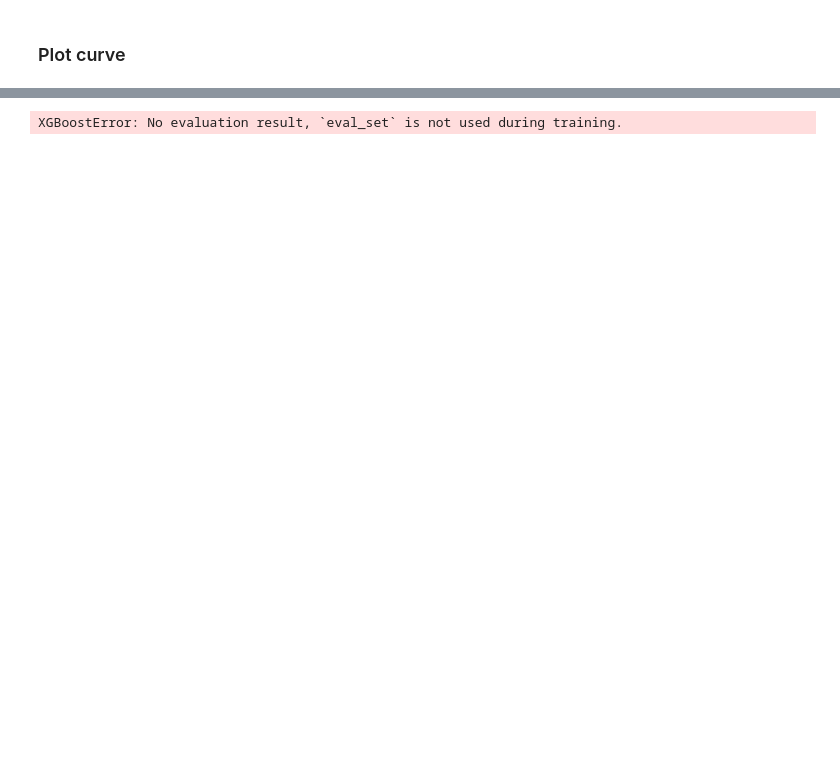
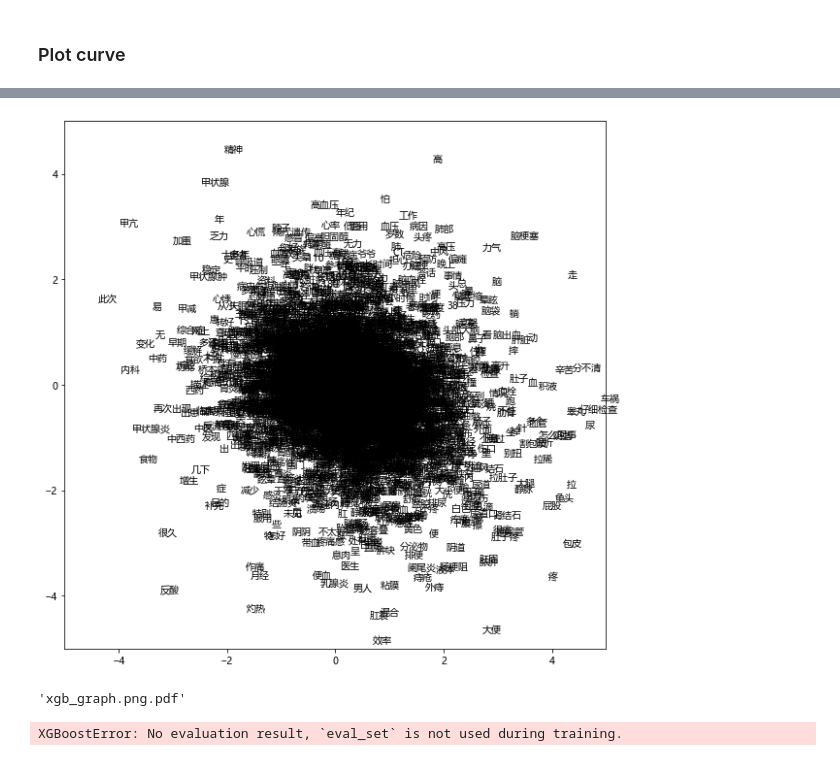
Before and after one commit to BennyWang4000/Medical-Text-Classification, a Jupyter notebook: models/main.ipynb, the cells around one changed output, grey strips where cells are left out. Drawn from its saved outputs; the diff is of its cells as text; code cells hidden in the pictures; blank space fills up the shorter version.

```diff
--- a/models/main.ipynb
+++ b/models/main.ipynb
@@ -229,0 +230,14 @@ AttributeError: 'XGBModel' object has no attribute 'callbacks'
+# %%
+def display_w2v(model, x, y):
+    # graph= plt.figure()
+    plt.figure(figsize=(10, 10))
+    plt.rcParams['font.sans-serif'] = ['Microsoft YaHei']
+    for _, key in enumerate(model.model_.wv.key_to_index):
+        vec=model.model_.wv.get_vector(key)
+        # if vec[x]> 0.8 or vec[y]> 0.8 or vec[x]< -0.8 or vec[y]< -0.8:
+        # if vec[35]< 0.69 and vec[94]>1.22 and vec[54]>-0.83 and vec[21]<-0.12 and vec[10]<-0.05 and vec[79]<0.29 and vec[87]<-0.65 and vec[1]>-0.25:
+        plt.annotate(u'%s' % key, xy=(vec[x], vec[y]), xytext=(0, 0), textcoords='offset points')
+
+    plt.xlim(-5, 5)
+    plt.ylim(-5, 5)
+    plt.show
@@ -230,3 +251,13 @@ AttributeError: 'XGBModel' object has no attribute 'callbacks'
+# %%
+display_w2v(w2v_layer, 8, 15)
+# %% [output]
+[figure, added]
+# %%
+import xgboost
+# xgboost.plot_importance(xgb_layer, height=0.5)
+xgboost.to_graphviz(xgb_layer).render(filename='xgb_graph.png')
+# %% [output]
+'xgb_graph.png.pdf'
 # %%
 results = xgb_layer.evals_result()
 # plot learning curves
```
Also changed, not shown: parts of 8 cells of this notebook, 5 other files.
